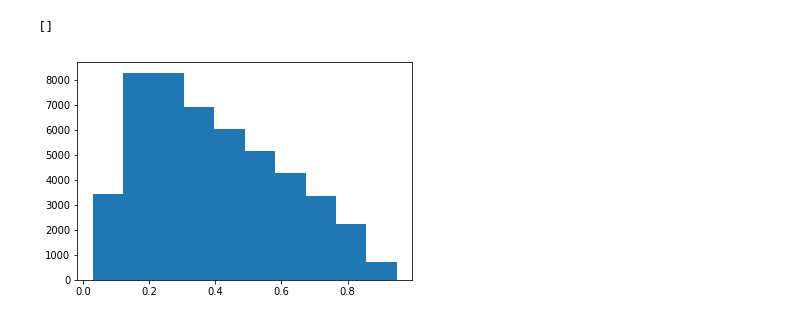
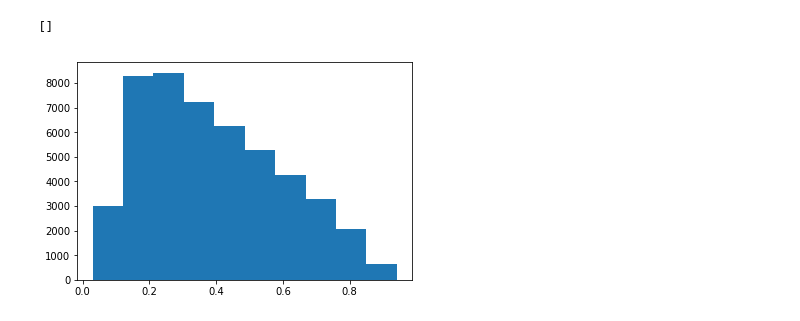
Before and after one commit to afhuertass/kaggle-homecredit, a Jupyter notebook: scripts/lgbm_negativesample.ipynb, the cells around one changed output. Drawn from its saved outputs; the diff is of its cells as text; code cells hidden in the pictures.

```diff
--- a/scripts/lgbm_negativesample.ipynb
+++ b/scripts/lgbm_negativesample.ipynb
@@ -177,5 +159,5 @@ for col in features_train_num.columns:
 # %%
-#features_test_num2 = features_test_num.apply( rank_gauss )
+features_test_num2 = features_test_num.apply( rank_gauss )
 # %%
 s = features_train_num.shape[0]
 for col in features_train_num.columns:
@@ -220,7 +202,7 @@ features_test_cat.head()
 #features_train_t = hstack( [ onehot_train , features_train_num_sp ]   )
 #features_test_t = hstack( [ onehot_test , features_test_num_sp ]   )
 
-features_train_t = pd.concat( [ features_train_cat , features_train_num ] , axis = 1 )
-features_test_t = pd.concat( [ features_test_cat , features_test_num ] , axis = 1 )
+features_train_t = pd.concat( [ features_train_cat , features_train_num2 ] , axis = 1 )
+features_test_t = pd.concat( [ features_test_cat , features_test_num2 ] , axis = 1 )
 # %%
 #pd.DataFrame( features_train_t.todense() ).to_csv("../data/sparse/train2.csv" , index = False )
@@ -296,7 +278,7 @@ params = {"objective": "binary",
 }
 # %%
 NFOLDS = 3
-kfold = KFold(n_splits=NFOLDS, shuffle=True, random_state=666)
+
 #X = features_train_t.values
 X_test = features_test_t.values
 
@@ -308,8 +290,8 @@ x_score = []
 
 best_trees = []
 fold_scores = []
-
-for s in range(5):
+N = 16
+for s in range(N):
 
 
     params['seed'] = s
@@ -322,7 +304,7 @@ for s in range(5):
 
     negative_indx = y_train[ y_train == 0 ]
     negative_data = x_train.loc[  negative_indx.index.values  ]
-    negative_data = negative_data.sample( frac= positive_ratio / (1 - positive_ratio), random_state=666 )
+    negative_data = negative_data.sample( frac= positive_ratio / (1 - positive_ratio), random_state=s*5 )
 
     print(positive_data.shape)
     print(negative_data.shape )
@@ -331,12 +313,12 @@ for s in range(5):
 
     x_train_sampled = pd.concat( [ negative_data , positive_data] , axis = 0 )
     x_train_sampled["y"] = labels
-    x_train_sampled = x_train_sampled.sample(frac = 1 )
+    x_train_sampled = x_train_sampled.sample(frac = 1 ,random_state = s )
     labels_sampled = x_train_sampled["y"].values
     x_train_sampled = x_train_sampled.drop( ["y"] , axis = 1 ).values
 
-
-    kf = kfold.split( x_train_sampled , labels_sampled )
+    kfold = KFold(n_splits=NFOLDS, shuffle=True, random_state=s)
+    kf = kfold.split( x_train_sampled , labels_sampled  )
     best_trees = []
     fold_scores = []
 
@@ -344,6 +326,8 @@ for s in range(5):
     #cv_eval_total = np.zeros( len( y_val ) )
 
     cv_pred = np.zeros( len( test_ids ) )
+
+
 
     for i, (train_fold, validate) in enumerate(kf):
 
@@ -371,7 +355,6 @@ for s in range(5):
 
     print("cv score:")
     print( roc_auc_score( labels_sampled , cv_train )   )
-    print( "Score not sampled eval data :")
     #print( roc_auc_score( y_val , cv_eval_total  ) )
     #print( "current score - total train :", roc_auc_score( labels_train ,  cv_train_total ) )
     #print(fold_scores)
@@ -407,5 +389,5 @@ KeyboardInterrupt:
 # %%
-final = final_cv_pred/5.0
+final = final_cv_pred/16
 # %%
 final
 # %% [output]
@@ -430,10 +412,10 @@ preds
 # %%
 df_preds_nn.head()
 # %%
-plt.hist( final_cv_pred/5 )
+plt.hist( final )
 plt.show()
 # %% [output]
-[figure, old version]
+[figure, new version]
 # %%
 pd.DataFrame({'SK_ID_CURR': test_ids, 'TARGET': final }).to_csv('../data/pred_gbm_full.csv', index=False)
 # %%
```
Also changed, not shown: parts of 11 cells of this notebook, 8 other files.
